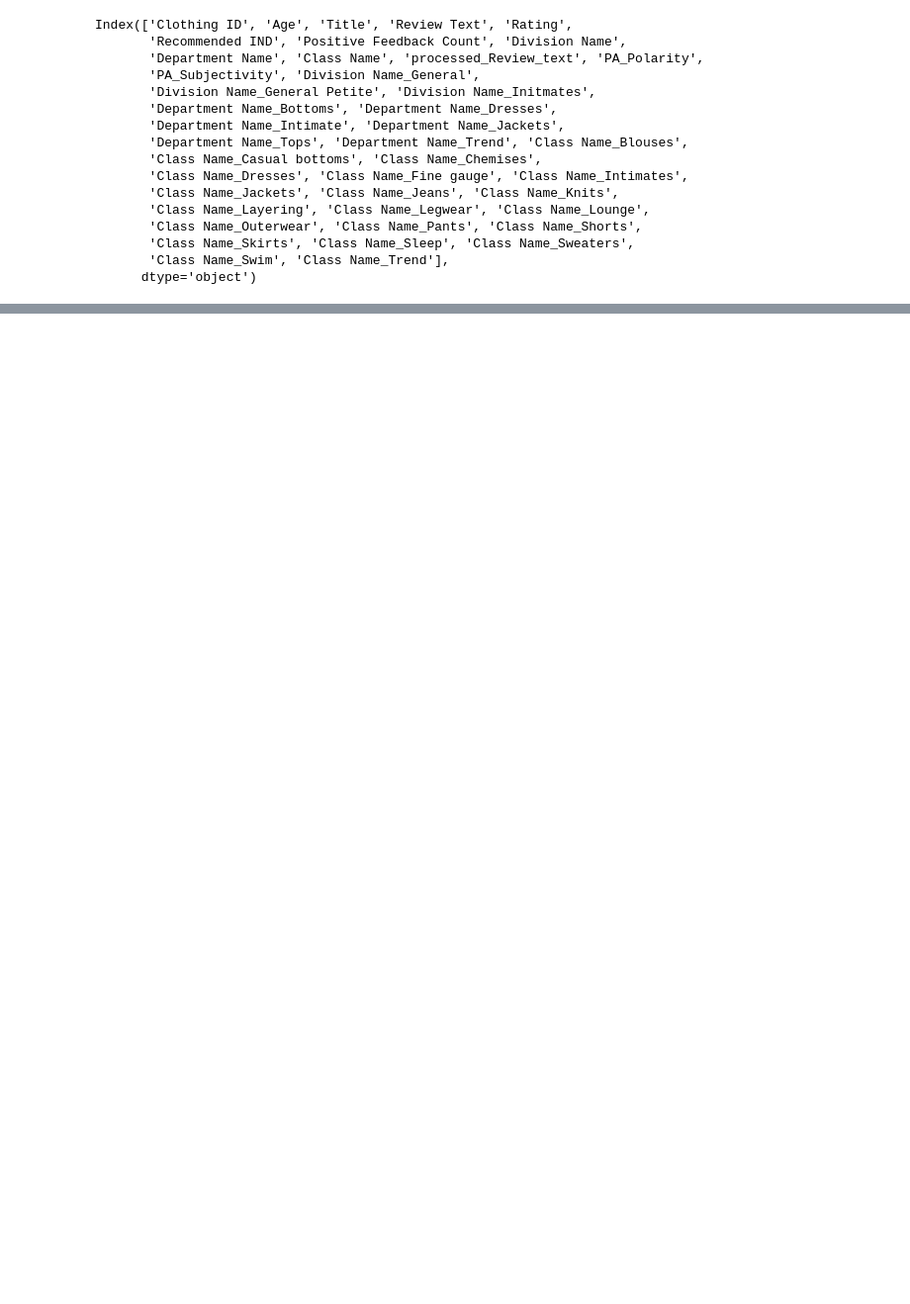
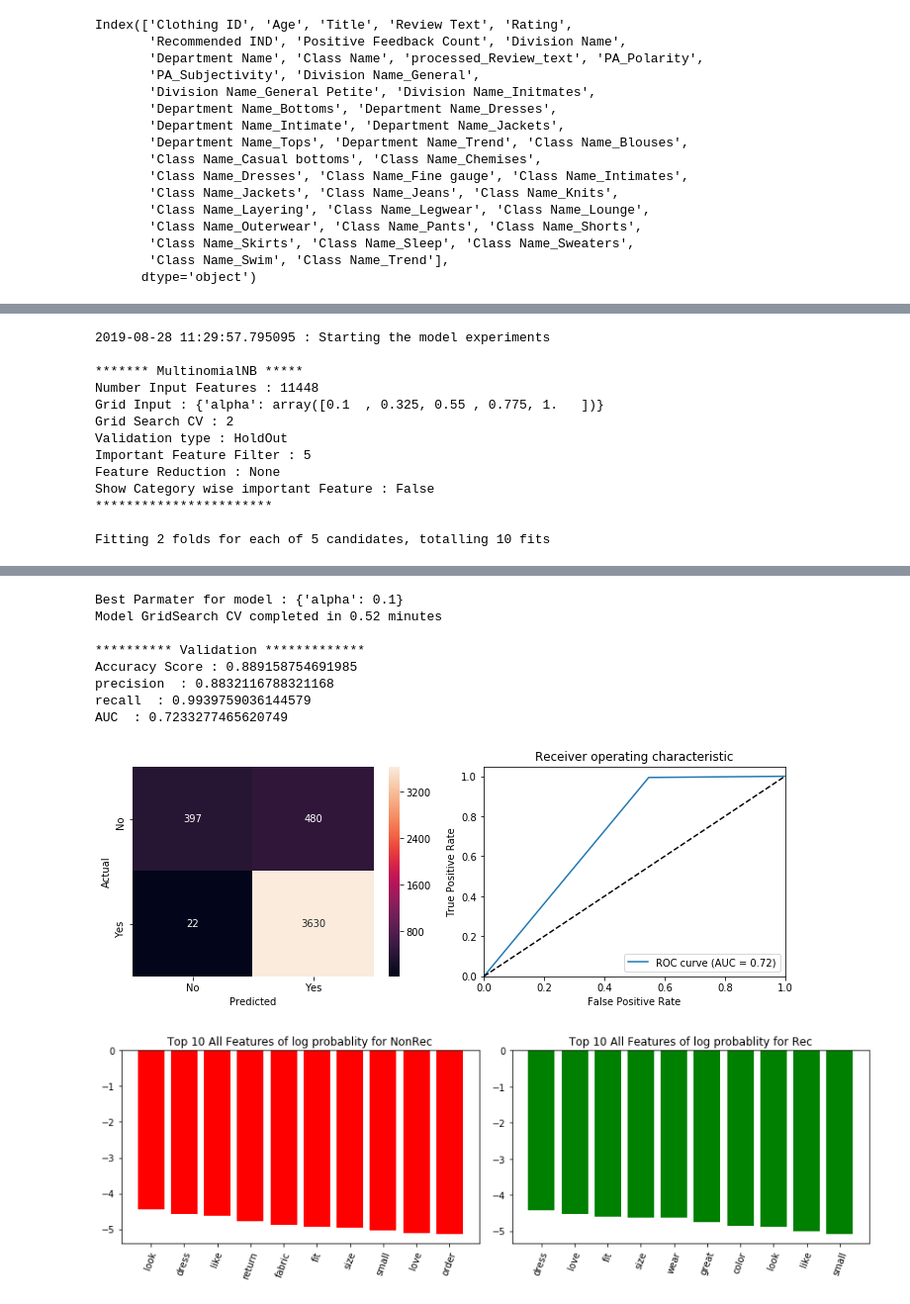
Before and after one commit to balag752/Ecommerce-clothing-recommendation-prediction, a Jupyter notebook: src/ModelBuilding.ipynb, the cells around one changed output, grey strips where cells are left out. Shown at 99% size. Saved outputs shown, nothing was run; the diff lists cells and outputs as text; code cells hidden in the pictures; blank space fills up the shorter version.

```diff
--- a/src/ModelBuilding.ipynb
+++ b/src/ModelBuilding.ipynb
@@ -423,4 +526,18 @@ model_experiment(model=model,param_grid=param_grid,df=df, InputFeaturecols=Input
 # %%
 model = MultinomialNB(alpha=0.1)
 param_grid={'alpha':np.linspace(0.1,1,5)}
-model_experiment(model=model,param_grid=param_grid,df=df, InputFeaturecols=InputFeature[33:],OutputFeaturecols=OutputFeature, nfolds=[2,5], ImpFtrShow=5, Reviewonly=True)
+model_experiment(model=model,param_grid=param_grid,df=df, InputFeaturecols=InputFeature[33:],OutputFeaturecols=OutputFeature, nfolds=[2,1], ImpFtrShow=5, Reviewonly=True)
+# %% [output]
+2019-08-28 11:29:57.795095 : Starting the model experiments
+
+******* MultinomialNB *****
+Number Input Features : 11448
+Grid Input : {'alpha': array([0.1  , 0.325, 0.55 , 0.775, 1.   ])}
+Grid Search CV : 2
+Validation type : HoldOut
+Important Feature Filter : 5
+Feature Reduction : None
+Show Category wise important Feature : False
+***********************
+
+Fitting 2 folds for each of 5 candidates, totalling 10 fits
@@ -427,3 +546,13 @@ model_experiment(model=model,param_grid=param_grid,df=df, InputFeaturecols=Input
+Best Parmater for model : {'alpha': 0.1}
+Model GridSearch CV completed in 0.52 minutes
+
+********** Validation *************
+Accuracy Score : 0.889158754691985
+precision  : 0.8832116788321168
+recall  : 0.9939759036144579
+AUC  : 0.7233277465620749
+[figure, added]
+[figure, added]
 # %%
 scaler = MinMaxScaler()
 df_pca_pd_minmaxscale=pd.DataFrame(scaler.fit_transform(df_pca_pd[PCA_InputFeature]))
```
Also changed, not shown: parts of 20 cells of this notebook, 4 other files.
